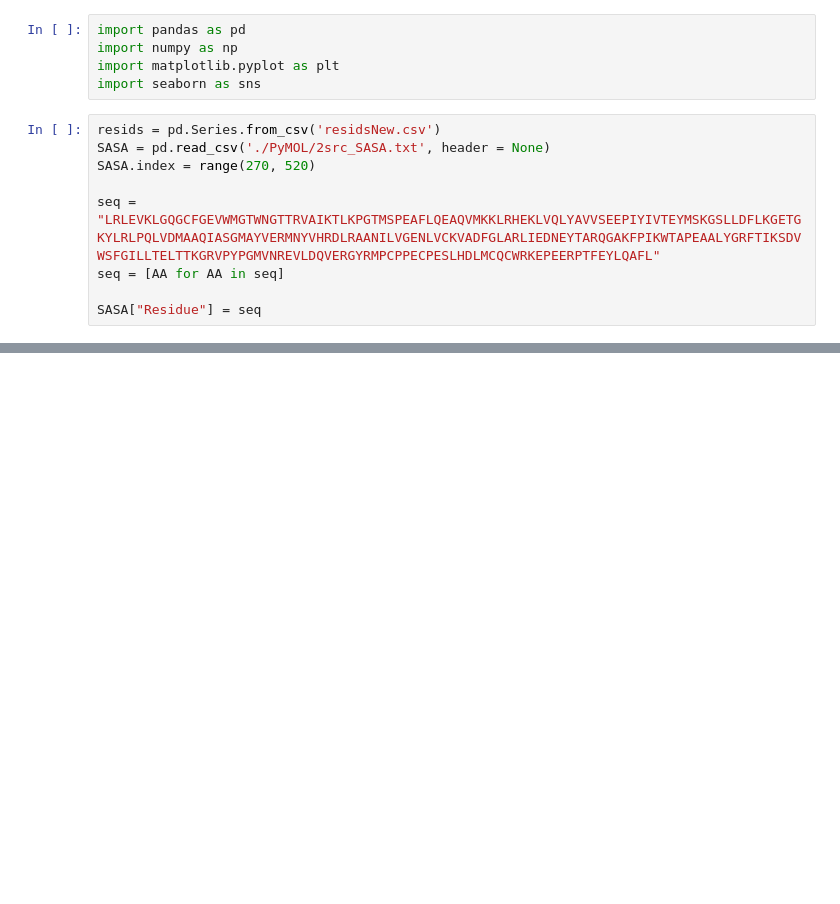
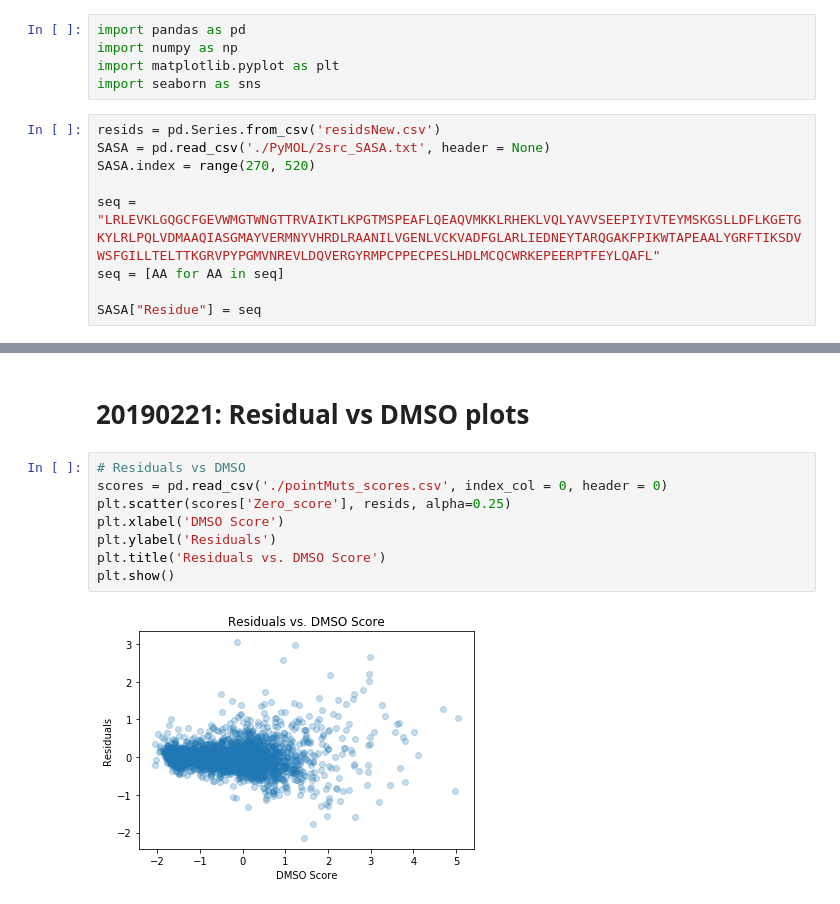
Before and after one commit to nguyenvanessa/src, a Jupyter notebook: Src_20190214.ipynb, the cells around one changed output, grey strips where cells are left out. Drawn from its saved outputs; the diff is of its cells as text; blank space fills up the shorter version.

```diff
--- a/Src_20190214.ipynb
+++ b/Src_20190214.ipynb
@@ -44,0 +157,12 @@ len(SASA)
+# %% [markdown]
+# 20190221: Residual vs DMSO plots
+# %%
+# Residuals vs DMSO
+scores = pd.read_csv('./pointMuts_scores.csv', index_col = 0, header = 0)
+plt.scatter(scores['Zero_score'], resids, alpha=0.25)
+plt.xlabel('DMSO Score')
+plt.ylabel('Residuals')
+plt.title('Residuals vs. DMSO Score')
+plt.show()
+# %% [output]
+[figure, added]
```
Also changed, not shown: parts of 16 cells of this notebook, 1 other file.
